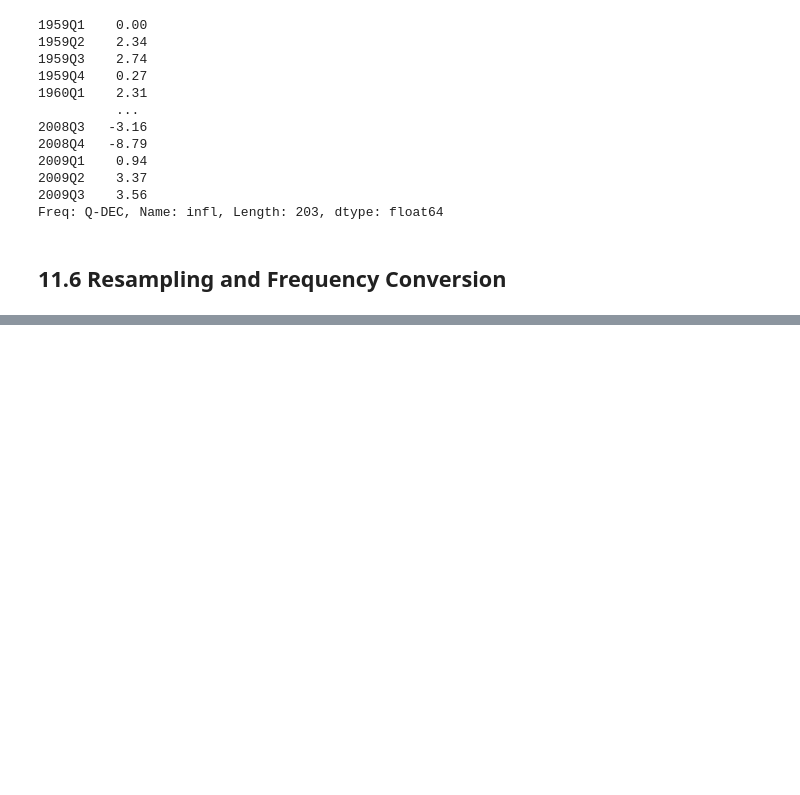
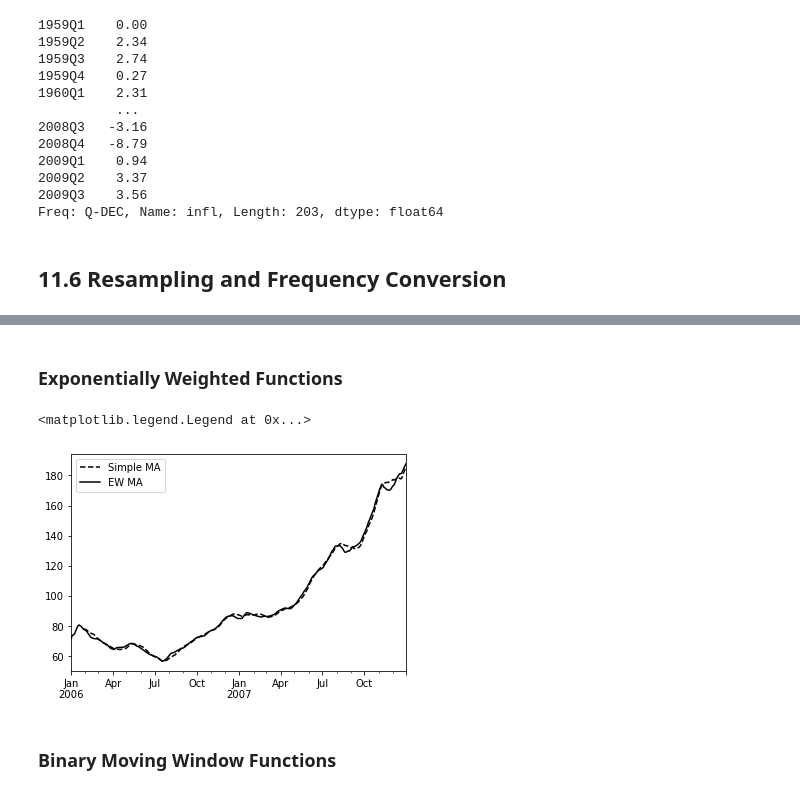
Before and after one commit to shivan-s/PythonForDataAnalysis, a Jupyter notebook: PythonForDataAnalysisCh11.ipynb, the cells around one changed output, grey strips where cells are left out. Drawn from its saved outputs; the diff is of its cells as text; code cells hidden in the pictures; blank space fills up the shorter version.

```diff
--- a/PythonForDataAnalysisCh11.ipynb
+++ b/PythonForDataAnalysisCh11.ipynb
@@ -1035,0 +1303,19 @@ Freq: Q-DEC, Name: infl, Length: 203, dtype: float64
+# %% [markdown]
+### Exponentially Weighted Functions
+# %%
+aapl_px = close_px.AAPL['2006': '2007']
+
+ma60 = aapl_px.rolling(30, min_periods=20).mean()
+
+ewma60 = aapl_px.ewm(span=30).mean()
+# %%
+import matplotlib.pyplot as plt
+
+ma60.plot(style='k--', label='Simple MA')
+ewma60.plot(style='k-', label='EW MA')
+plt.legend()
+# %% [output]
+<matplotlib.legend.Legend at 0x...>
+[figure, added]
+# %% [markdown]
+### Binary Moving Window Functions
```
Also changed, not shown: parts of 80 cells of this notebook.
